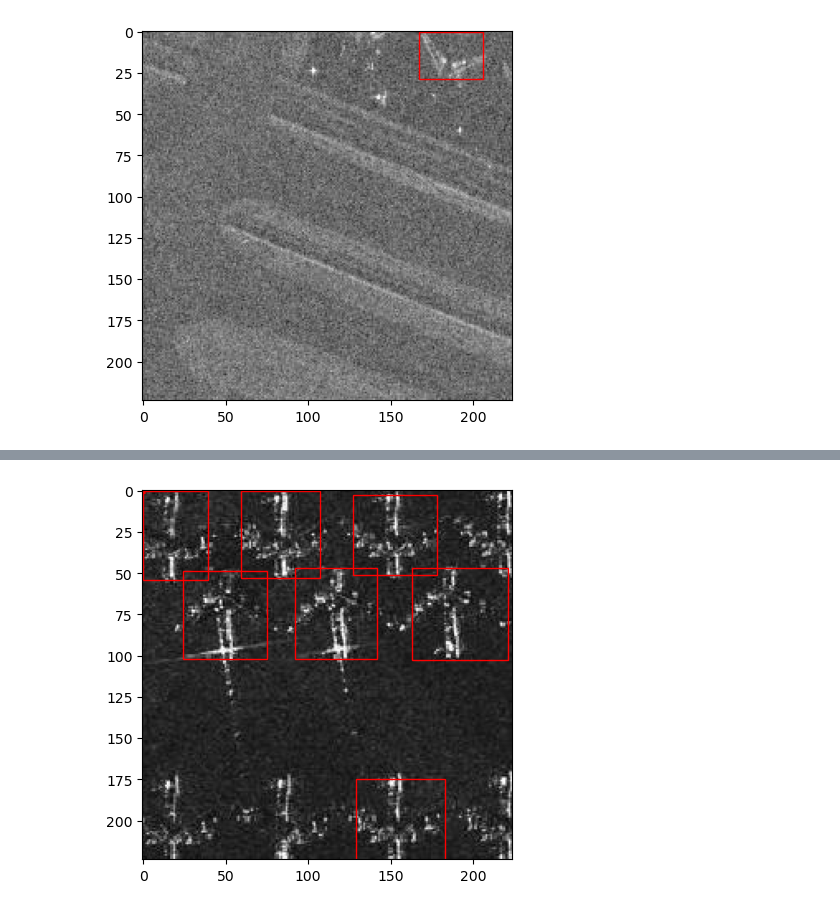
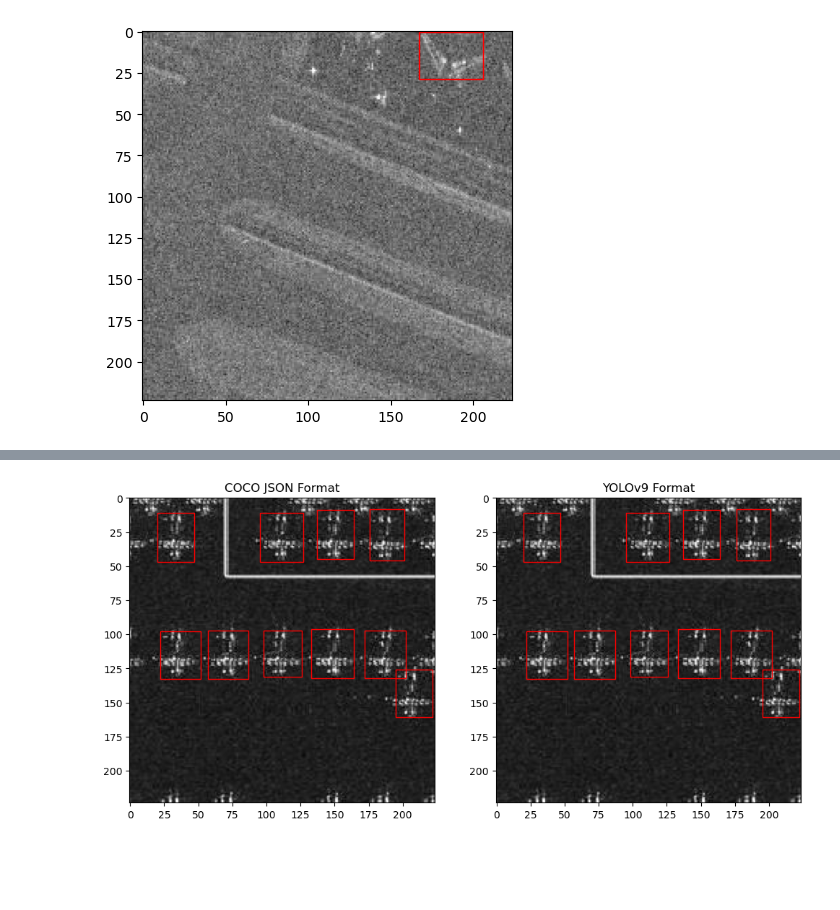
Before and after one commit to alexmul1114/Senior-Design, a Jupyter notebook: dataset_exploration/SADD_exploration.ipynb, the cells around one changed output, grey strips where cells are left out. Drawn from its saved outputs; the diff is of its cells as text; code cells hidden in the pictures; blank space fills up the shorter version.

Commit message:
Added cell to show side-by-side comparison of both dataset format approaches

```diff
--- a/dataset_exploration/SADD_exploration.ipynb
+++ b/dataset_exploration/SADD_exploration.ipynb
@@ -228,7 +228,7 @@ fig, ax = plt.subplots(1)
 ax.imshow(image_1)
 
 # Get first example image dimensions
-img_height, img_width, _ = image.shape
+img_height, img_width, _ = image_1.shape
 
 # Plotting bounding boxes overlaying first example image, in accordance with YOLO format
 for annotation in annotations_1:
@@ -256,7 +256,7 @@ fig, ax = plt.subplots(1)
 ax.imshow(image_2)
 
 # Get second example image dimensions
-img_height, img_width, _ = image.shape
+img_height, img_width, _ = image_2.shape
 
 # Plotting bounding boxes overlaying second example image, in accordance with YOLO format
 for annotation in annotations_2:
@@ -300,19 +320,54 @@ for i in range(len(bboxes)):
-# %%
-# Drawing bounding boxes in second example image from JSON data
-
-bboxes = []
-for i in range(len(image_annotations_JSON)):
-    if image_annotations_JSON[i]['image_id'] == idx_ex2:
-        bboxes.append(image_annotations_JSON[i]['bbox'])
-
-img_path = os.path.join(train_images_COCOJSON_path, image_info_JSON[idx_ex2]['file_name'])
-fig, ax = plt.subplots()
-
-for i in range(len(bboxes)):
-    with Image.open(img_path) as img:
-        ax.imshow(img)
-        airplane_bbox = patches.Rectangle((bboxes[i][0], bboxes[i][1]), bboxes[i][2], bboxes[i][3],
-                                       linewidth=1, edgecolor='r', facecolor='none')
-        ax.add_patch(airplane_bbox)
-# %% [output]
-[figure, removed]
+# %%
+# Now finding the first example image that was used first with the YOLOv9 data from earlier, as the IDs within JSON didn't align with the ordering of the
+# numerical prefixes of the filenames. Comparing the two formats side-by-side.
+idx_yolo = 0
+
+for i in range(len(image_info_JSON)):
+    if image_info_JSON[i]['file_name'] == os.path.basename(image_YOLOv9_files[idx_ex1]):
+        idx_yolo = image_info_JSON[i]['id'];
+
+
+bboxes = []
+for i in range(len(image_annotations_JSON)):
+    if image_annotations_JSON[i]['image_id'] == idx_yolo:
+        bboxes.append(image_annotations_JSON[i]['bbox'])
+
+img_path = os.path.join(train_images_COCOJSON_path, image_info_JSON[idx_yolo]['file_name'])
+
+fig, (ax1, ax2) = plt.subplots(1, 2, figsize=(12, 6))
+
+for i in range(len(bboxes)):
+    with Image.open(img_path) as img:
+        ax1.imshow(img)
+        airplane_bbox = patches.Rectangle((bboxes[i][0], bboxes[i][1]), bboxes[i][2], bboxes[i][3],
+                                       linewidth=1, edgecolor='r', facecolor='none')
+        ax1.add_patch(airplane_bbox)
+ax1.set_title('COCO JSON Format')
+
+# Now plotting
+ax2.imshow(image_1)
+ax2.set_title('YOLOv9 Format')
+
+# Get first example image dimensions
+img_height, img_width, _ = image_1.shape
+
+# Plotting bounding boxes overlaying first example image, in accordance with YOLO format
+for annotation in annotations_1:
+    class_id, x_center, y_center, width, height = annotation
+
+    # Convert from normalized to actual pixel values
+    x_center *= img_width
+    y_center *= img_height
+    width *= img_width
+    height *= img_height
+
+    # Calculate the top-left corner of the bounding box for purposes of using patches.Rectangle
+    x_min = x_center - (width / 2)
+    y_min = y_center - (height / 2)
+
+    # Draw bounding box
+    rect = patches.Rectangle((x_min, y_min), width, height, linewidth=1, edgecolor='r', facecolor='none')
+    ax2.add_patch(rect)
+plt.show()
+# %% [output]
+[figure, added]
```
Also changed, not shown: parts of 3 cells of this notebook.
